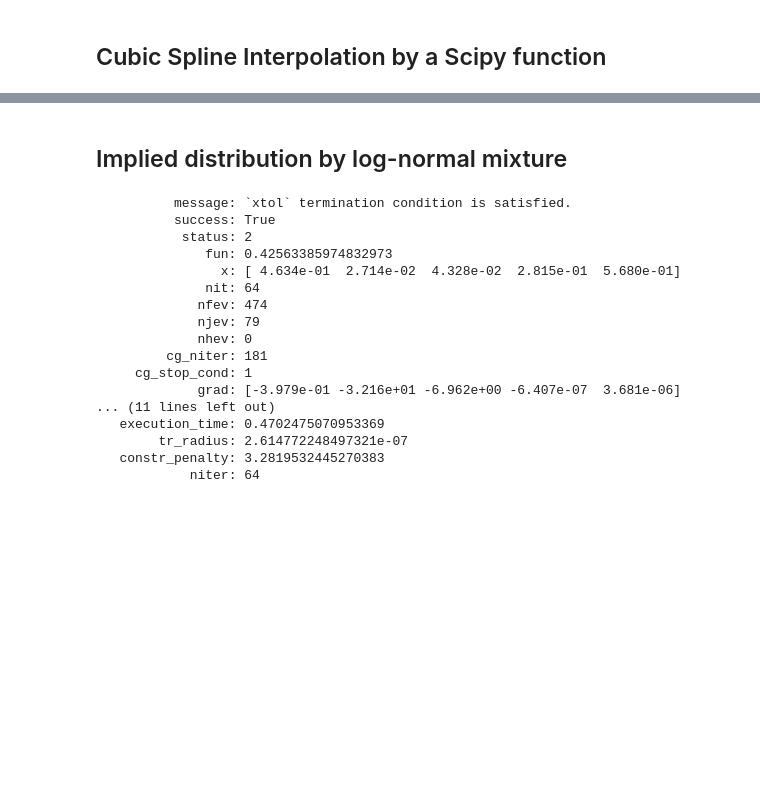
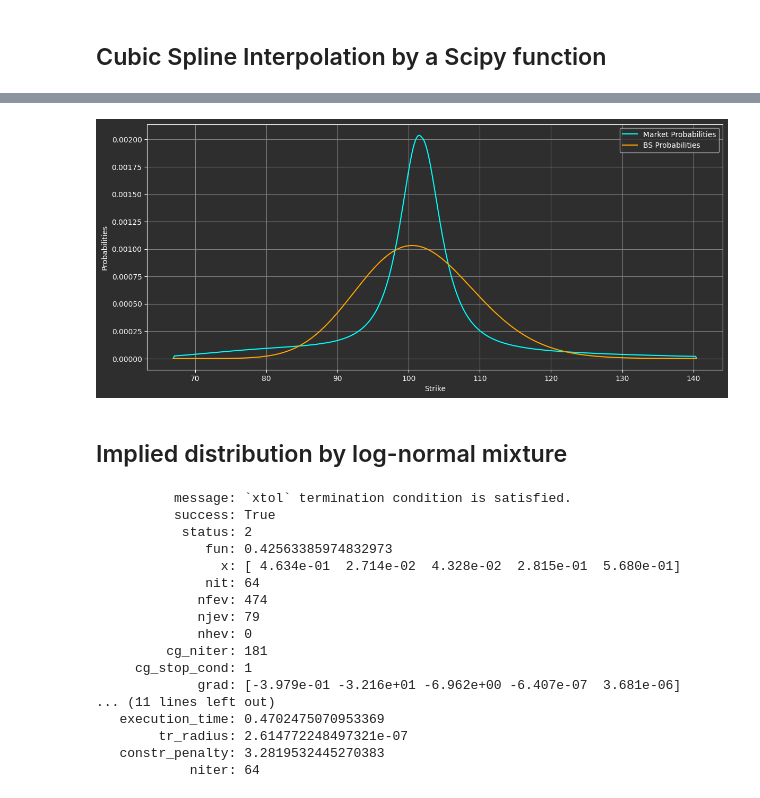
Before and after one commit to sylvioazevedo/modeling, a Jupyter notebook: bs_implied_distributions_deltas.ipynb, the cells around one changed output, grey strips where cells are left out. Saved outputs shown, nothing was run; the diff lists cells and outputs as text; code cells hidden in the pictures; blank space fills up the shorter version.

```diff
--- a/bs_implied_distributions_deltas.ipynb
+++ b/bs_implied_distributions_deltas.ipynb
@@ -271,3 +249,48 @@ plt.show()
+# %%
+# calculate strike results
+space_min = strikes[0] - 20
+space_max = strikes[-1] + 20
+strike_range = np.linspace(space_min, space_max, 500)
+result = pd.DataFrame(index=strike_range, columns=['vol', 'Call Mkt', 'Call BS', 'Prob Mkt', 'Prob BS'])
+
+for strike in strike_range:
+
+    # find best sigma
+    best_sigma = dg.find_best_sigma(strike, strikes, vols)
+
+    # find delta
+    delta, vol = dg.calculate_delta_cs(strike, spot, rate, time, sigma=best_sigma, cs=cs)
+
+    # calculate Mkt and BS call prices
+    call_mkt = dg.bs_call_option(spot, strike, time, rate, vol)
+    call_bs  = dg.bs_call_option(spot, strike, time, rate, vols[2])            # <-- use ATM vol
+
+    # save results
+    result.loc[strike] = [vol, call_mkt, call_bs, 0, 0]
+
+# calculate probabilities using butterfly spreads
+for i, strike in enumerate(strike_range):
+
+    if i > 0 and i < len(strike_range)-1:
+
+        # calculate probabilities
+        prob_mkt = result.loc[strike_range[i-1], 'Call Mkt'] - 2*result.loc[strike, 'Call Mkt'] + result.loc[strike_range[i+1], 'Call Mkt']
+        prob_bs = result.loc[strike_range[i-1], 'Call BS'] - 2*result.loc[strike, 'Call BS'] + result.loc[strike_range[i+1], 'Call BS']
+
+        result.loc[strike, 'Prob Mkt'] = prob_mkt
+        result.loc[strike, 'Prob BS'] = prob_bs
+# %%
+# Plot probabilities
+plt.figure(figsize=(14,6))
+result.plot(y='Prob Mkt', style='-', label='Market Probabilities', ax=plt.gca(), color='cyan')
+result.plot(y='Prob BS', style='-', label='BS Probabilities', ax=plt.gca(), color='orange')
+plt.xlabel('Strike', color='white')
+plt.ylabel('Probabilities', color='white')
+plt.legend()
+plt.grid(color='gray')
+plt.show()
+# %% [output]
+[figure, added]
 # %% [markdown]
 ## Implied distribution by log-normal mixture
 # %%
```
Also changed, not shown: parts of 9 cells of this notebook, 1 other file.
